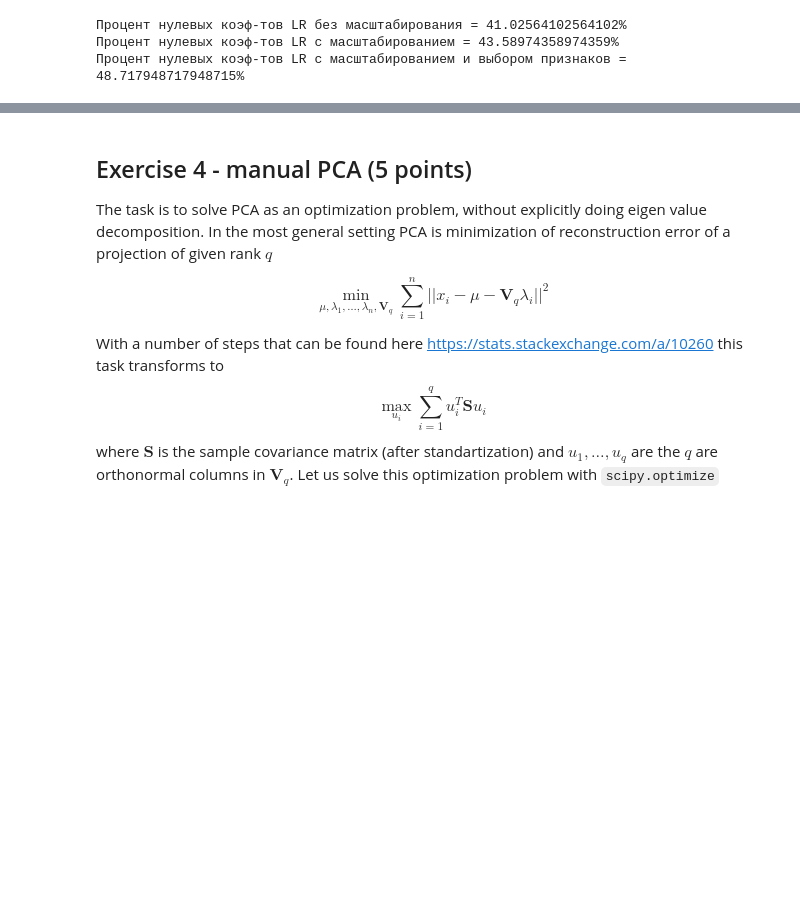
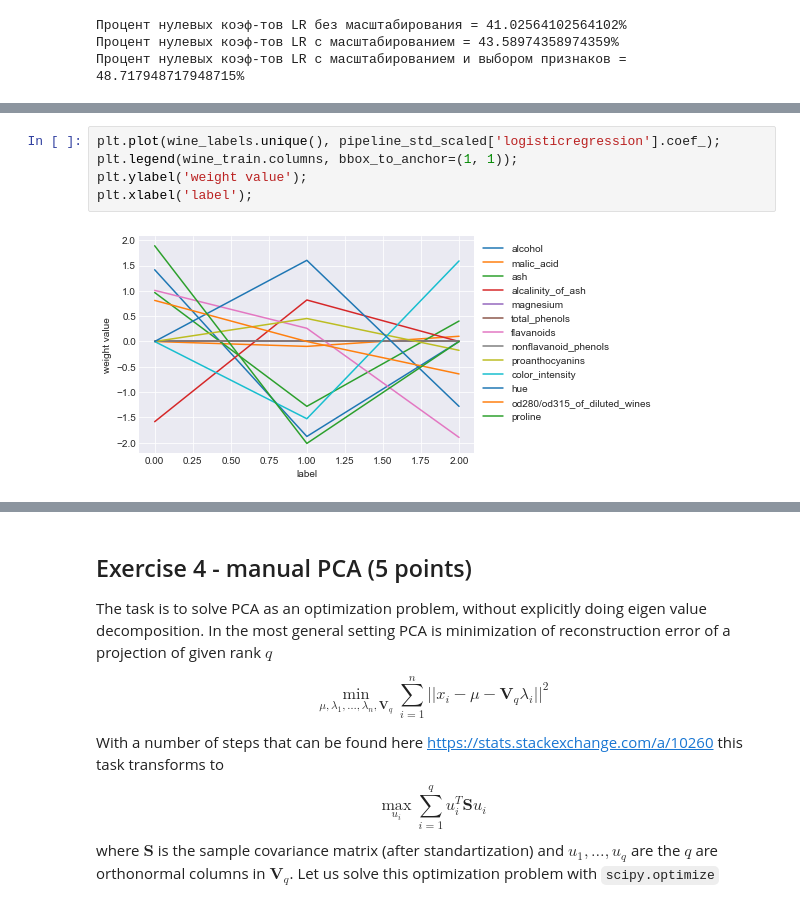
Before and after one commit to zappaz00/6_feature_engineering_selection, a Jupyter notebook: homework.ipynb, the cells around one changed output, grey strips where cells are left out. Saved outputs shown, nothing was run; the diff lists cells and outputs as text; blank space fills up the shorter version.

```diff
--- a/homework.ipynb
+++ b/homework.ipynb
@@ -353,0 +351,7 @@ axs[2].legend([0, 1, 2]);
+# %%
+plt.plot(wine_labels.unique(), pipeline_std_scaled['logisticregression'].coef_);
+plt.legend(wine_train.columns, bbox_to_anchor=(1, 1));
+plt.ylabel('weight value');
+plt.xlabel('label');
+# %% [output]
+[figure, added]
```
Also changed, not shown: parts of 19 cells of this notebook.
